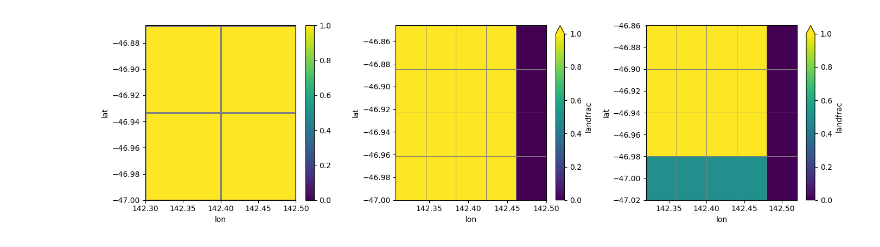
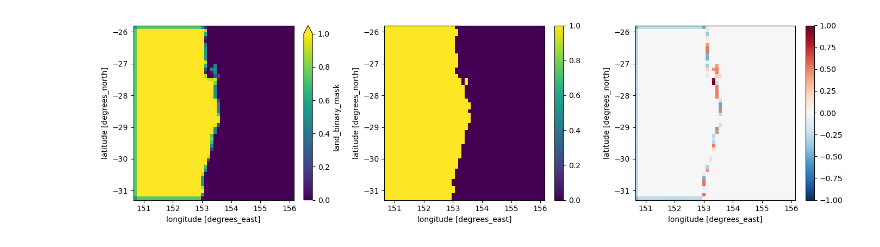
Before and after one commit to 21centuryweather/UM_configuration_tools, a Jupyter notebook: notebooks/Plot_UM_MOM6_land_meshes.ipynb, the cells around one changed output. Cells and saved outputs as stored; diff of their text form; code cells hidden in the pictures.

Commit message:
UPDATES : Correct regridding of MOM6 mask to UM resolution based on           conservative centre-to-centre regridding

```diff
--- a/notebooks/Plot_UM_MOM6_land_meshes.ipynb
+++ b/notebooks/Plot_UM_MOM6_land_meshes.ipynb
@@ -145,3 +306,6 @@ lons = np.arange(150.9,155.7,0.1)
 # %%
-test_mask = ESMF_ds.interp(lat=lats,lon=lons,
-                          kwargs={"fill_value":"extrapolate"})
+# Create the target UM Grid
+atm_res = 0.11
+#UM_grid, lats, lons = build_grid_cons(bounds,
+#                                      atm_res)
+UM_grid = grid
@@ -148,2 +322,4 @@ test_mask = ESMF_ds.interp(lat=lats,lon=lons,
 # %%
-binary_da = xr.where(test_mask > 0, 1, 0)
+# Create a UM dummy field based on the UM corners, defined at
+# the grid centres
+UM_field = esmpy.Field(UM_grid,staggerloc=esmpy.StaggerLoc.CENTER)
@@ -183,4 +357,4 @@ paul_grid = xr.open_dataarray ( UM_DIR / 'dummy_paul.nc' )
 # %%
-print(f'Kieran grid latitude values are {kieran_grid.lat.values[:6]}...')
-print(f'Paul grid latitude values are {paul_grid.lat.values[:6]}...')
+ds_c = convert_gridded_field(UM_field,
+                    'target_centres.nc')
 # %% [output]
@@ -197,12 +363,20 @@ paul_grid.plot(ax=ax[1])
+# %%
+#Ok for the same of comparison we need to put the UM mask on the regridded co-ords due to rounding issues
+# with the UM latitude
+UM_mask = xr.DataArray(UM_da.values,
+                        dims=['latitude','longitude'],
+                        coords={'latitude':ds_c.latitude,
+                                'longitude':ds_c.longitude})
+
+# Replace the output dataset for easier plotting
+da = ds_c.land_binary_mask
 # %%
-# Note - both UM grids have zero values of landfrac on the eastern edge of the domain.
-# Paul's grid has values <1 along the southern and western edge.
-# Let's zoom into the south-eastern corner
 fig,ax=plt.subplots(1,3,figsize=(14,4))
-ESMF_ds.sel(lat=slice(-47,-46.85),lon=slice(142.3,142.5)).plot(ax=ax[0],vmax=1,vmin=0,edgecolors='grey')
-kieran_grid.sel(lat=slice(-47,-46.85),lon=slice(142.3,142.5)).plot(ax=ax[1],vmax=1,vmin=0,edgecolors='grey',linewidth=0.5)
-paul_grid.sel(lat=slice(-47,-46.85),lon=slice(142.3,142.5)).plot(ax=ax[2],vmax=1,vmin=0,edgecolors='grey',linewidth=0.5)
+da.plot(ax=ax[0],vmax=1,vmin=0)
+UM_mask.plot(ax=ax[1])
+delta = da - UM_mask
+delta.plot(ax=ax[2])
 plt.tight_layout()
 # %% [output]
-[figure, old version]
+[figure, new version]
 # %%
```
Also changed, not shown: parts of 43 cells of this notebook, 2 other files.
